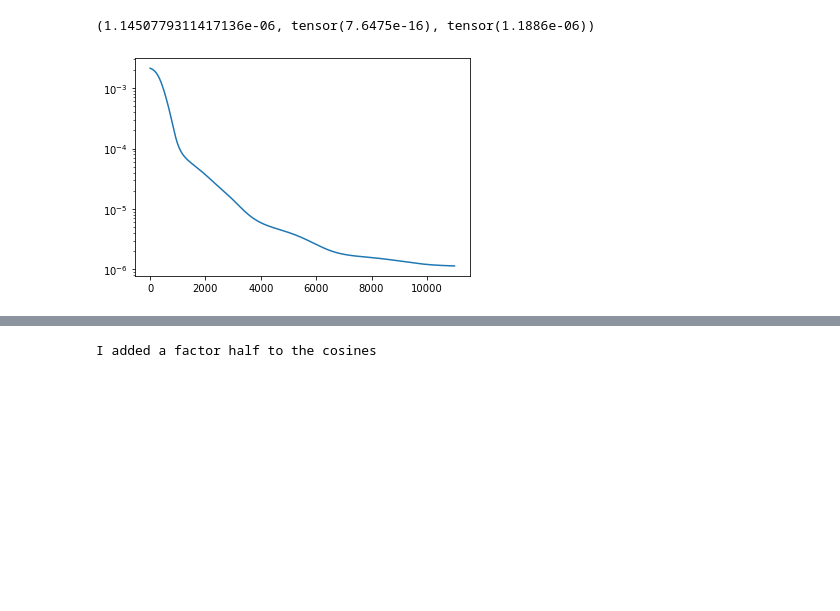
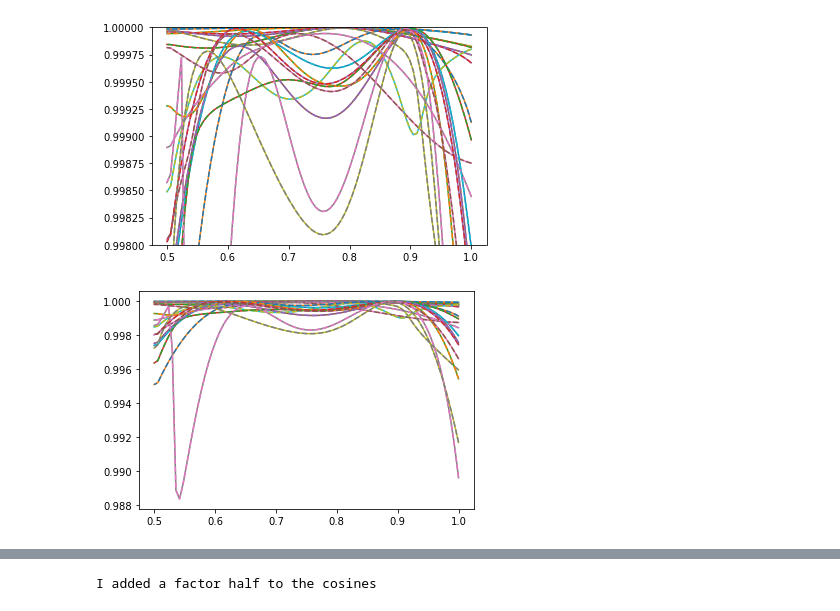
Before and after one commit to Vinther901/Quantum-Optimal-Control, a Jupyter notebook: OptimizationIdeas/FindBestNonOrthogBasis.ipynb, the cells around one changed output, grey strips where cells are left out. Saved outputs shown, nothing was run; the diff lists cells and outputs as text; code cells hidden in the pictures; blank space fills up the shorter version.

```diff
--- a/OptimizationIdeas/FindBestNonOrthogBasis.ipynb
+++ b/OptimizationIdeas/FindBestNonOrthogBasis.ipynb
@@ -97,11 +112,23 @@ ax.set_yscale('log')
-# %%
-fig, ax = plt.subplots()
-ax.plot(loss_list)
-ax.set_yscale('log')
-loss_list[-1], loss_func(adj.adjoint()), loss_func2(obj().detach())
-# %% [output]
-(1.1450779311417136e-06, tensor(7.6475e-16), tensor(1.1886e-06))
-[figure, removed]
+# %%
+basis = obj().detach()
+inv = t.linalg.pinv(basis.adjoint(),rtol=1e-100)
+new_basis = obj.Gram_Schmidt(basis)
+
+fig, ax = plt.subplots()
+tmp = t.linspace(1,0.5,85)
+ax.plot(tmp,(inv@basis.adjoint()@adj.adjoint()).abs().square().sum(1)[:,:]);
+ax.plot(tmp,(adj@new_basis).abs().square().sum(2)[:,:],linestyle='--');
+# ax.set_yscale('log')
+ax.set_ylim(0.998,1)
+fig, ax = plt.subplots()
+tmp = t.linspace(1,0.5,85)
+ax.plot(tmp,(inv@basis.adjoint()@adj.adjoint()).abs().square().sum(1)[:,:]);
+ax.plot(tmp,(adj@new_basis).abs().square().sum(2)[:,:],linestyle='--');
+# ax.set_yscale('log')
+# ax.set_ylim(0.998,1)
+# %% [output]
+[figure, added]
+[figure, added]
 # %%
 plt.imshow((obj().adjoint()@obj()).detach().abs())
 plt.colorbar()
```
Also changed, not shown: parts of 22 cells of this notebook, 7 other files.
